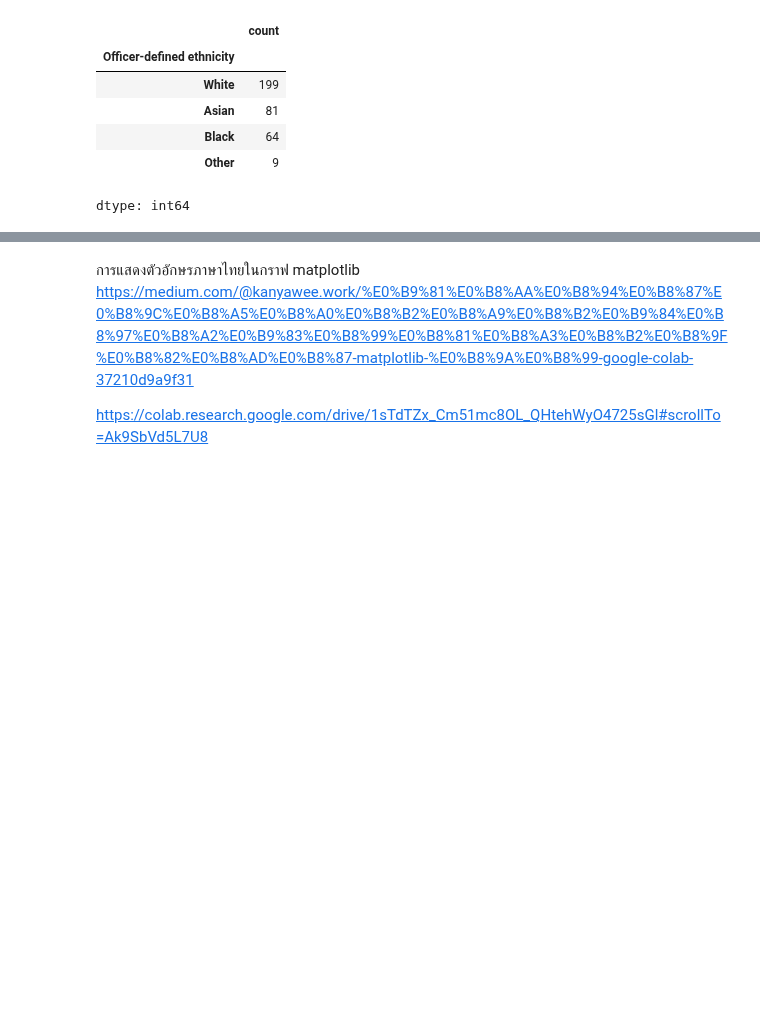
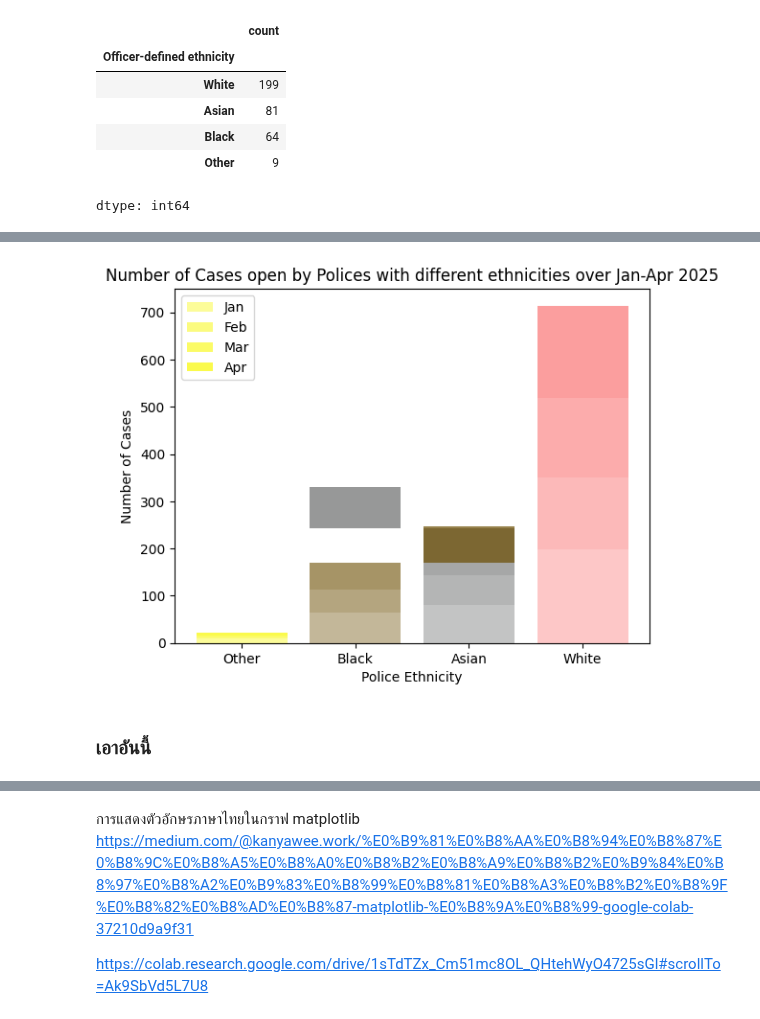
Before and after one commit to MeeGyo/dataviz2025, a Jupyter notebook: Copy_of_Visualize_Data_Comparison_2025.ipynb, the cells around one changed output, grey strips where cells are left out. Drawn from its saved outputs; the diff is of its cells as text; code cells hidden in the pictures; blank space fills up the shorter version.

```diff
--- a/Copy_of_Visualize_Data_Comparison_2025.ipynb
+++ b/Copy_of_Visualize_Data_Comparison_2025.ipynb
@@ -166,0 +62,5 @@ plt.show()
+# %%
+data1 = pd.read_csv('/content/drive/MyDrive/Python&DataViz2025/2025-01/2025-01-bedfordshire-stop-and-search.csv')
+data2 = pd.read_csv('/content/drive/MyDrive/Python&DataViz2025/2025-02/2025-02-bedfordshire-stop-and-search.csv')
+data3 = pd.read_csv('/content/drive/MyDrive/Python&DataViz2025/2025-03/2025-03-bedfordshire-stop-and-search.csv')
+data4 = pd.read_csv('/content/drive/MyDrive/Python&DataViz2025/2025-04/2025-04-bedfordshire-stop-and-search.csv')
@@ -166,0 +69,30 @@ plt.show()
+# %%
+compare_police_eth1 = data1.groupby('Officer-defined ethnicity')['Type'].count().reset_index().sort_values('Type')
+compare_police_eth2 = data2.groupby('Officer-defined ethnicity')['Type'].count().reset_index().sort_values('Type')
+compare_police_eth3 = data3.groupby('Officer-defined ethnicity')['Type'].count().reset_index().sort_values('Type')
+compare_police_eth4 = data4.groupby('Officer-defined ethnicity')['Type'].count().reset_index().sort_values('Type')
+# %%
+import matplotlib.pyplot as plt
+plt.bar(compare_police_eth1['Officer-defined ethnicity'], compare_police_eth1['Type']
+        , color=[[249/255,249/255,0,0.4], [107/255,77/255,0,0.4], [107/255,108/255,109/255,0.4], [250/255,117/255,117/255,0.4]]
+        , label = 'Jan')
+plt.bar(compare_police_eth2['Officer-defined ethnicity'], compare_police_eth2['Type']
+        ,bottom = compare_police_eth1['Type']
+        ,color=[[249/255,249/255,0,0.5], [107/255,77/255,0,0.5], [107/255,108/255,109/255,0.5], [250/255,117/255,117/255,0.5]]
+        , label ='Feb')
+plt.bar(compare_police_eth3['Officer-defined ethnicity'], compare_police_eth3['Type']
+        ,bottom = compare_police_eth1['Type'] + compare_police_eth2['Type']
+        ,color=[[249/255,249/255,0,0.6], [107/255,77/255,0,0.6], [107/255,108/255,109/255,0.6], [250/255,117/255,117/255,0.6]]
+        , label ='Mar')
+plt.bar(compare_police_eth4['Officer-defined ethnicity'], compare_police_eth4['Type']
+        ,bottom = compare_police_eth1['Type'] + compare_police_eth2['Type'] + compare_police_eth3['Type']
+        ,color=[[249/255,249/255,0,0.7], [107/255,77/255,0,0.7], [107/255,108/255,109/255,0.7],[250/255,117/255,117/255,0.7]]
+        ,label ='Apr')
+plt.xlabel('Police Ethnicity')
+plt.ylabel('Number of Cases')
+plt.legend()
+plt.title('Number of Cases open by Polices with different ethnicities over Jan-Apr 2025');
+# %% [output]
+[figure, added]
+# %% [markdown]
+### เอาอันนี้
```
Also changed, not shown: parts of 21 cells of this notebook.
